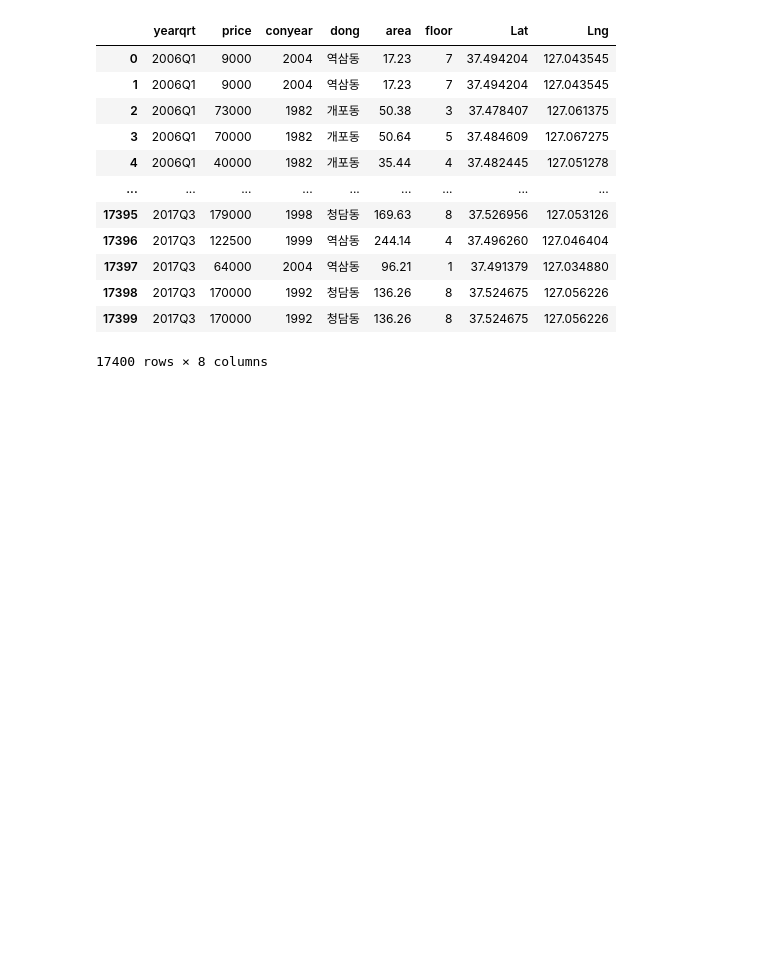
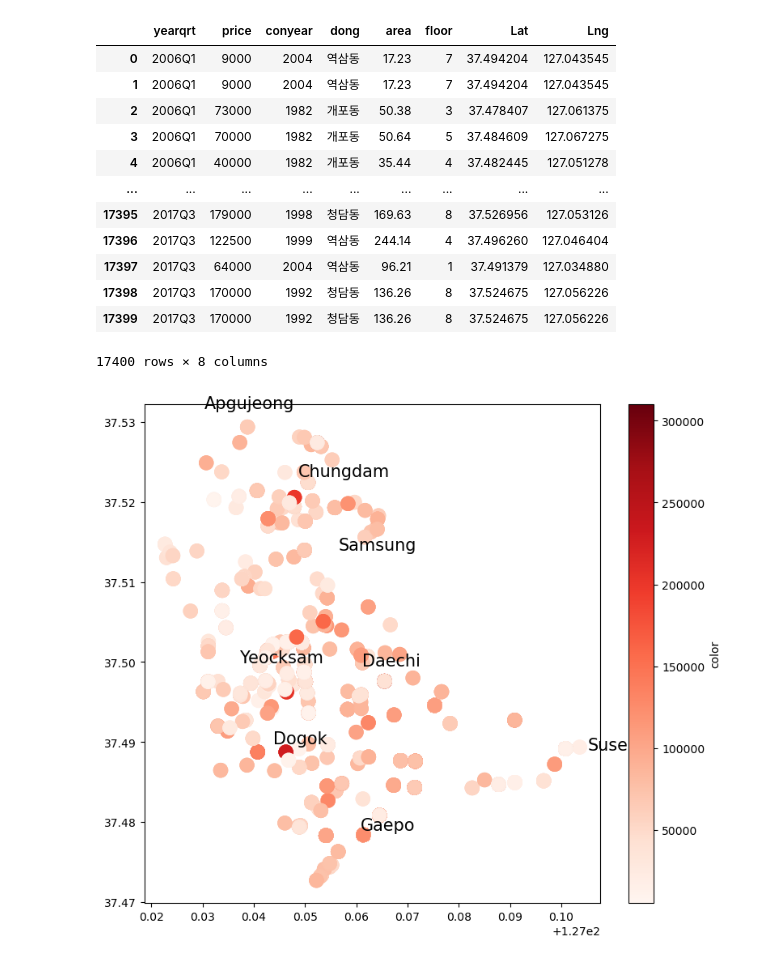
Before and after one commit to KimkyoungJins/IntroAI, a Jupyter notebook: chapter 3.ipynb, the cells around one changed output. Saved outputs shown, nothing was run; the diff lists cells and outputs as text; code cells hidden in the pictures; blank space fills up the shorter version.

```diff
--- a/chapter 3.ipynb
+++ b/chapter 3.ipynb
@@ -204,3 +203,23 @@ data2
 | 17398 | 2017Q3 | 170000 | 1992 | 청담동 | 136.26 | 8 | 37.524675 | 127.056226 |
 | 17399 | 2017Q3 | 170000 | 1992 | 청담동 | 136.26 | 8 | 37.524675 | 127.056226 |
 17400 rows × 8 columns
+# %%
+
+#➔ 'yearqrt' 열에 "2006Q"가 들어 있는 행들만 뽑아서
+## tP 데이터 프레임에 저장한다.
+plt.figure(figsize = (20, 8))
+tp = data2[data2['yearqrt'].str.contains('2006Q')]
+# 1행 2열짜리에서 왼쪽으로 해라
+plt.subplot(1, 2, 1)
+plt.scatter(x = tp['Lng'], y = tp['Lat'], c = tp['price'], s = 150, cmap = plt.cm.Reds)
+plt.colorbar(label = 'color')
+
+for i in range(len(dong_data)):
+    plt.text(
+        dong_data['Longtitude'][i],   # x축: 올바른 경도 컬럼
+        dong_data['Latitude'][i],    # y축: 올바른 위도 컬럼
+        dong_data['Dong'][i],        # 표시할 동네 이름
+        fontsize=15                 # 글자 크기
+    )
+# %% [output]
+[figure, added]
```
Also changed, not shown: parts of 5 cells of this notebook, 1 other file.
